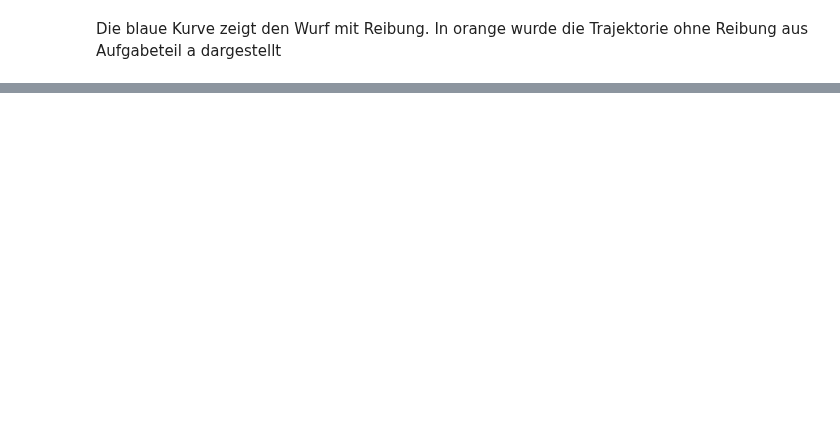
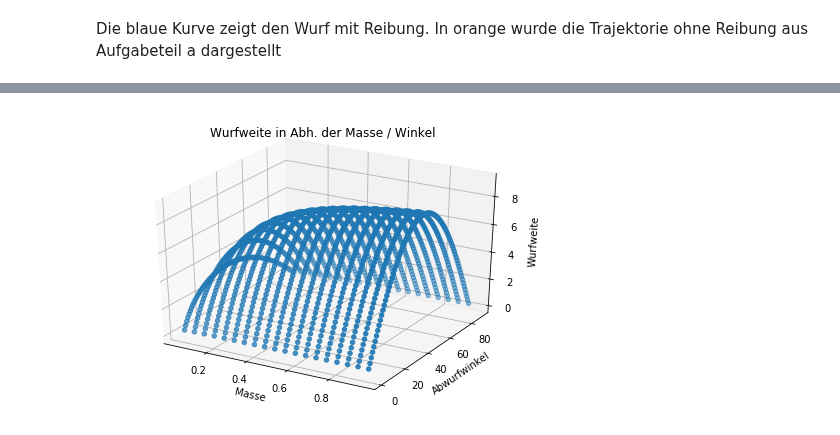
Before and after one commit to darenegade/modellbildung, a Jupyter notebook: Aufgabe2/Aufgabe2b.ipynb, the cells around one changed output, grey strips where cells are left out. Saved outputs shown, nothing was run; the diff lists cells and outputs as text; code cells hidden in the pictures; blank space fills up the shorter version.

```diff
--- a/Aufgabe2/Aufgabe2b.ipynb
+++ b/Aufgabe2/Aufgabe2b.ipynb
@@ -143,0 +138,55 @@ t1 ist wieder trivial. Das gesuchte Ergebnis ist t2. Diese kann nun in die zweit
+# %%
+from matplotlib import pyplot
+from mpl_toolkits.mplot3d import Axes3D
+import random
+
+
+m=0.06 #60g Tennisball
+R=0.033 #3,3cm Radius
+C=0.5
+rho=1.2041
+z=0.5*3.1415926535*R*R*C*rho/m
+
+def ww(m, omega):
+    v0 = 10
+    u1=[v0*math.cos(math.radians(omega))]
+    u2=[v0*math.sin(math.radians(omega))]
+    u3=[0]
+    u4=[0]
+
+    dt = 0.001
+    i=0;
+    while u4[-1]  >= 0 and i < 10000: #Rechnen bis der erste y-Wert unterhalb von 0 liegt => Boden berührt
+        du1 = -z/m*   math.sqrt(u1[-1]*u1[-1]+u2[-1]*u2[-1])   * u1[-1]
+        du2 = -g-(z/m*math.sqrt(u1[-1]*u1[-1]+u2[-1]*u2[-1]))  * u2[-1]
+        du3 = u1[-1]
+        du4 = u2[-1]
+        u1.append(u1[-1] + du1 * dt)
+        u2.append(u2[-1] + du2 * dt)
+        u3.append(u3[-1] + du3 * dt)
+        u4.append(u4[-1] + du4 * dt)
+        i = i+1
+    return u3[-1]
+
+fig = pyplot.figure()
+ax = Axes3D(fig)
+
+
+xe = []
+ye = []
+ze = []
+
+for m_o in np.arange(0.05, 1, 0.05):
+    for omega_o in np.arange(1, 90, 1):
+        xe.append(m_o)
+        ye.append(omega_o)
+        ze.append(ww(m_o,omega_o))
+
+plt.title('Wurfweite in Abh. der Masse / Winkel')
+ax.set_xlabel('Masse')
+ax.set_ylabel('Abwurfwinkel')
+ax.set_zlabel('Wurfweite')
+ax.scatter(xe, ye , ze)
+pyplot.show()
+# %% [output]
+[figure, added]
```
Also changed, not shown: parts of 11 cells of this notebook.
